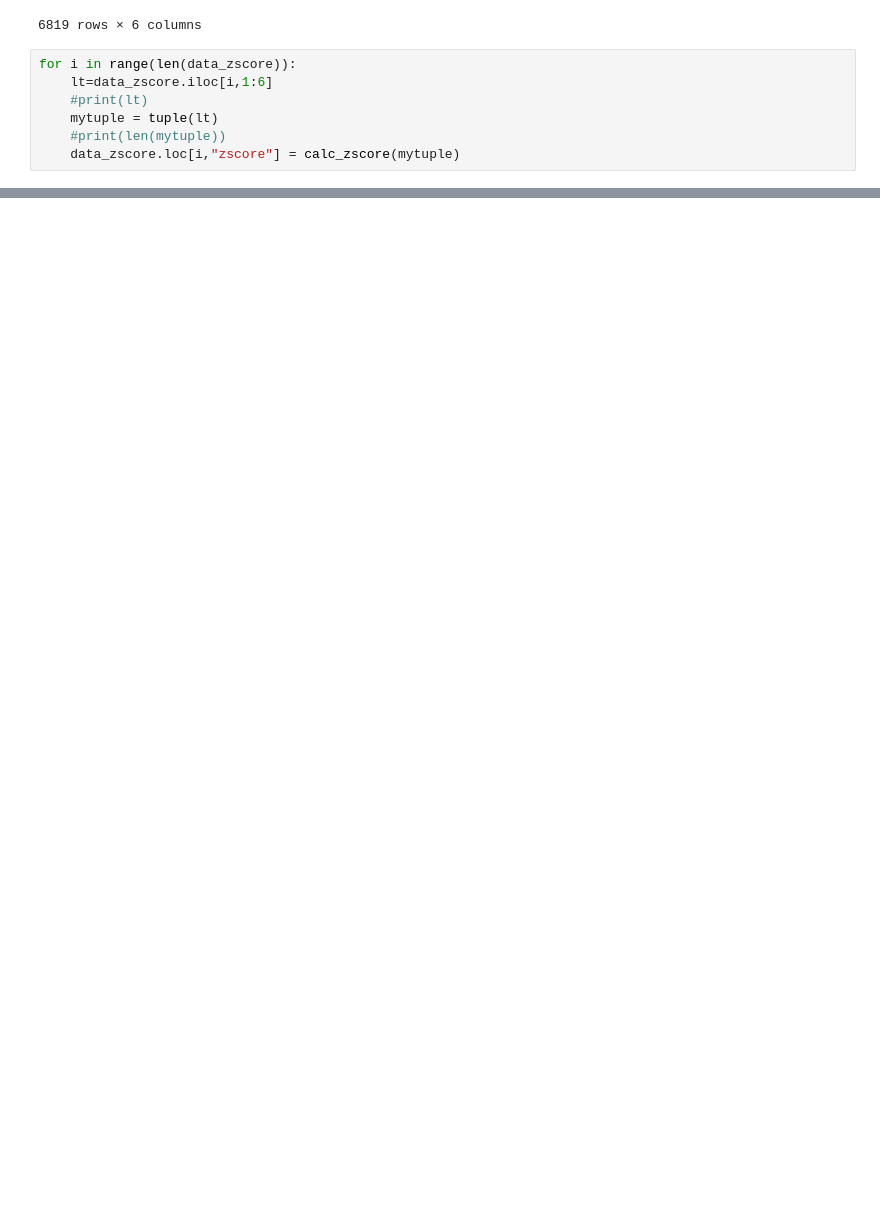
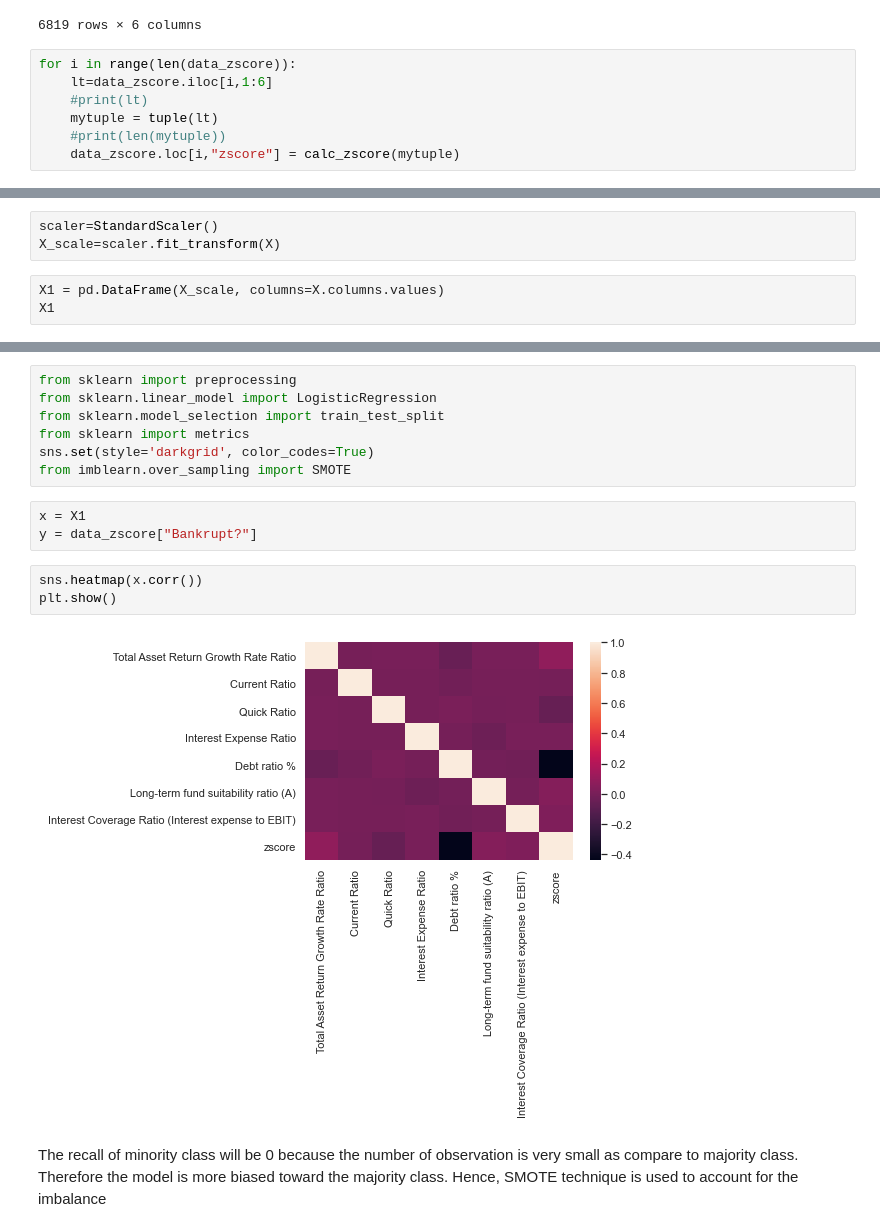
Before and after one commit to shaliniscode/Bankruptcy_analysis, a Jupyter notebook: Bankruptcy_analysis.ipynb, the cells around one changed output, grey strips where cells are left out. Saved outputs shown, nothing was run; the diff lists cells and outputs as text; blank space fills up the shorter version.

```diff
--- a/Bankruptcy_analysis.ipynb
+++ b/Bankruptcy_analysis.ipynb
@@ -217,0 +232,6 @@ data_zscore.head(10)
+# %%
+scaler=StandardScaler()
+X_scale=scaler.fit_transform(X)
+# %%
+X1 = pd.DataFrame(X_scale, columns=X.columns.values)
+X1
@@ -217,0 +252,17 @@ data_zscore.head(10)
+# %%
+from sklearn import preprocessing
+from sklearn.linear_model import LogisticRegression
+from sklearn.model_selection import train_test_split
+from sklearn import metrics
+sns.set(style='darkgrid', color_codes=True)
+from imblearn.over_sampling import SMOTE
+# %%
+x = X1
+y = data_zscore["Bankrupt?"]
+# %%
+sns.heatmap(x.corr())
+plt.show()
+# %% [output]
+[figure, added]
+# %% [markdown]
+The recall of minority class will be 0 because the number of observation is very small as compare to majority class. Therefore the model is more biased toward the majority class. Hence, SMOTE technique is used to account for the imbalance
```
Also changed, not shown: parts of 27 cells of this notebook.
